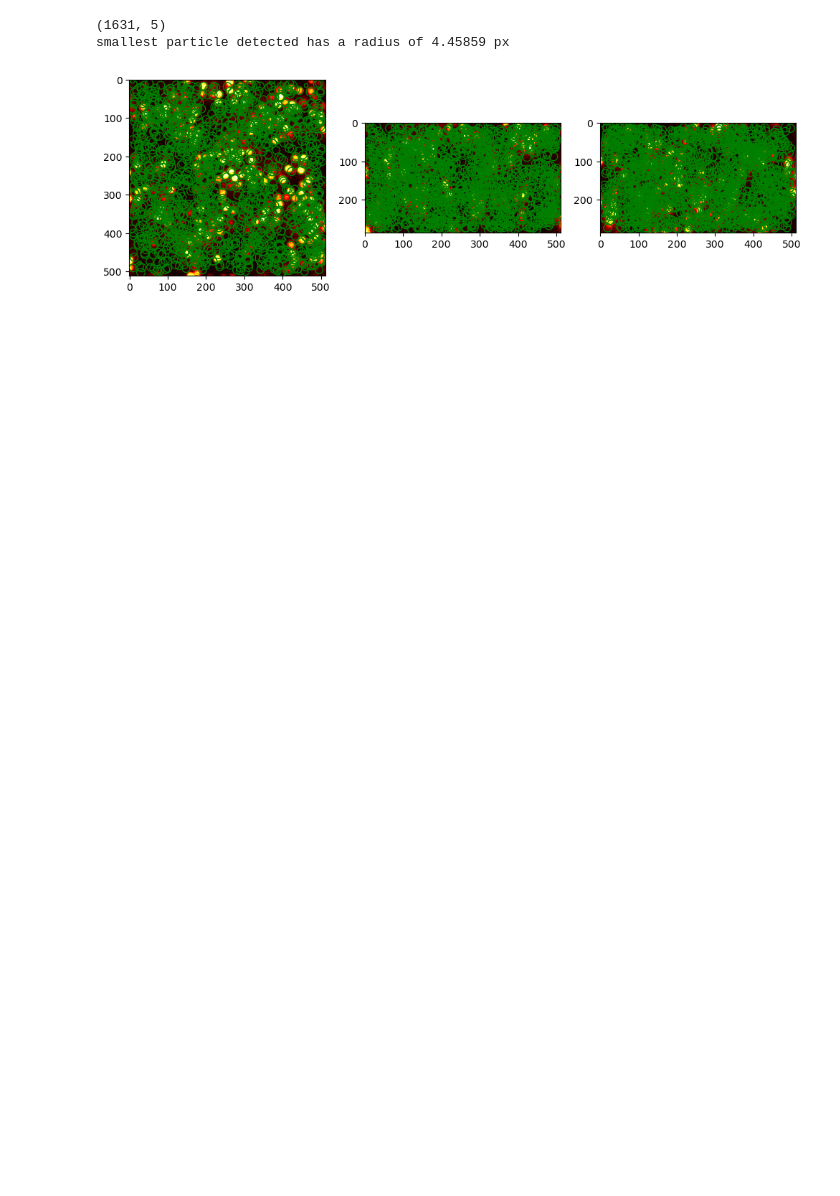
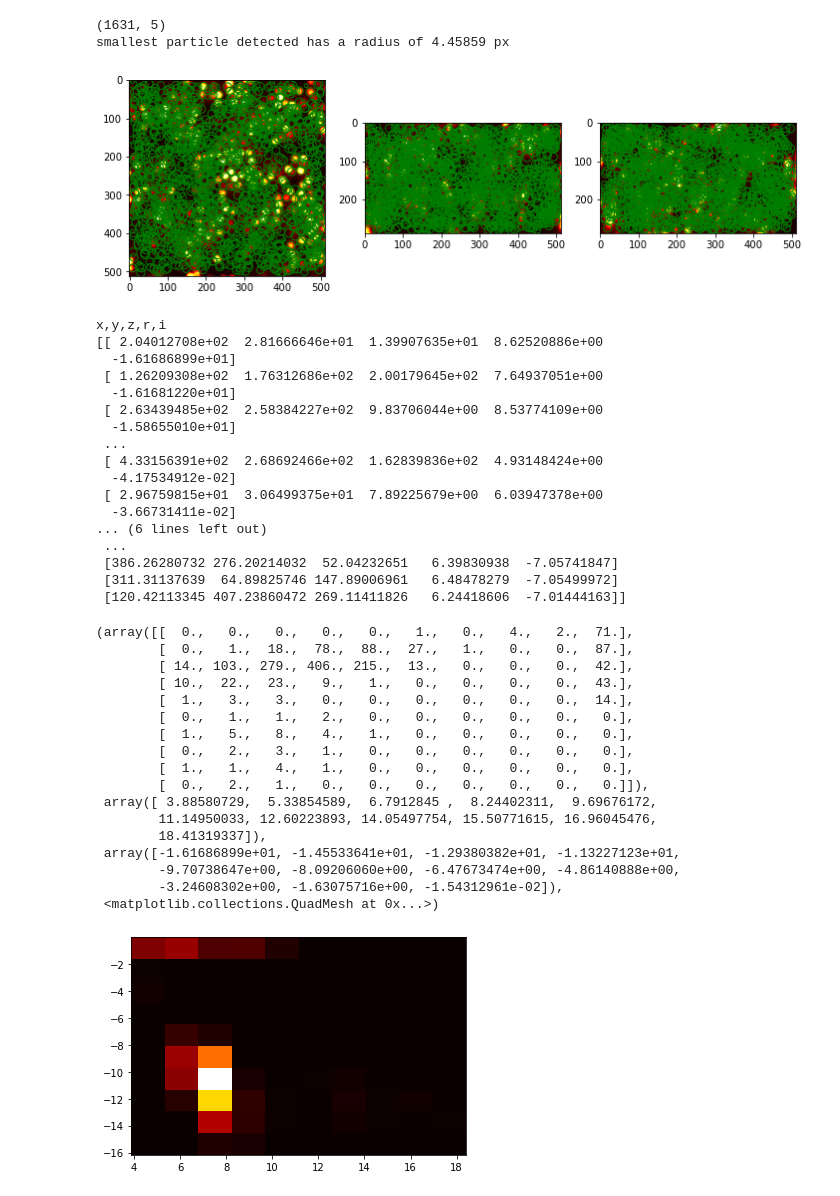
Before and after one commit to RonyWaheibi/pyrtrack, a Jupyter notebook: pyrtrack/notebooks/deconv_applied.ipynb, the cells around one changed output. Saved outputs shown, nothing was run; the diff lists cells and outputs as text; code cells hidden in the pictures; blank space fills up the shorter version.

```diff
--- a/pyrtrack/notebooks/deconv_applied.ipynb
+++ b/pyrtrack/notebooks/deconv_applied.ipynb
@@ -62,3 +64,47 @@ display_cuts(imf, centers)
 (1631, 5)
 smallest particle detected has a radius of 4.45859 px
 [figure]
+# %%
+print('x,y,z,r,i') # i is particle brightness
+print(centers)
+print(centers[:,3])
+centers2 = centers[centers[:,4] < -7]
+print(np.shape(centers2),
+     centers2)
+plt.hist2d(centers[:,3],centers[:,4],cmap='hot')
+# %% [output]
+x,y,z,r,i
+[[ 2.04012708e+02  2.81666646e+01  1.39907635e+01  8.62520886e+00
+  -1.61686899e+01]
+ [ 1.26209308e+02  1.76312686e+02  2.00179645e+02  7.64937051e+00
+  -1.61681220e+01]
+ [ 2.63439485e+02  2.58384227e+02  9.83706044e+00  8.53774109e+00
+  -1.58655010e+01]
+ ...
+ [ 4.33156391e+02  2.68692466e+02  1.62839836e+02  4.93148424e+00
+  -4.17534912e-02]
+ [ 2.96759815e+01  3.06499375e+01  7.89225679e+00  6.03947378e+00
+  -3.66731411e-02]
+... (6 lines left out)
+ ...
+ [386.26280732 276.20214032  52.04232651   6.39830938  -7.05741847]
+ [311.31137639  64.89825746 147.89006961   6.48478279  -7.05499972]
+ [120.42113345 407.23860472 269.11411826   6.24418606  -7.01444163]]
+(array([[  0.,   0.,   0.,   0.,   0.,   1.,   0.,   4.,   2.,  71.],
+        [  0.,   1.,  18.,  78.,  88.,  27.,   1.,   0.,   0.,  87.],
+        [ 14., 103., 279., 406., 215.,  13.,   0.,   0.,   0.,  42.],
+        [ 10.,  22.,  23.,   9.,   1.,   0.,   0.,   0.,   0.,  43.],
+        [  1.,   3.,   3.,   0.,   0.,   0.,   0.,   0.,   0.,  14.],
+        [  0.,   1.,   1.,   2.,   0.,   0.,   0.,   0.,   0.,   0.],
+        [  1.,   5.,   8.,   4.,   1.,   0.,   0.,   0.,   0.,   0.],
+        [  0.,   2.,   3.,   1.,   0.,   0.,   0.,   0.,   0.,   0.],
+        [  1.,   1.,   4.,   1.,   0.,   0.,   0.,   0.,   0.,   0.],
+        [  0.,   2.,   1.,   0.,   0.,   0.,   0.,   0.,   0.,   0.]]),
+ array([ 3.88580729,  5.33854589,  6.7912845 ,  8.24402311,  9.69676172,
+        11.14950033, 12.60223893, 14.05497754, 15.50771615, 16.96045476,
+        18.41319337]),
+ array([-1.61686899e+01, -1.45533641e+01, -1.29380382e+01, -1.13227123e+01,
+        -9.70738647e+00, -8.09206060e+00, -6.47673474e+00, -4.86140888e+00,
+        -3.24608302e+00, -1.63075716e+00, -1.54312961e-02]),
+ <matplotlib.collections.QuadMesh at 0x...>)
+[figure, added]
```
Also changed, not shown: parts of 9 cells of this notebook.
